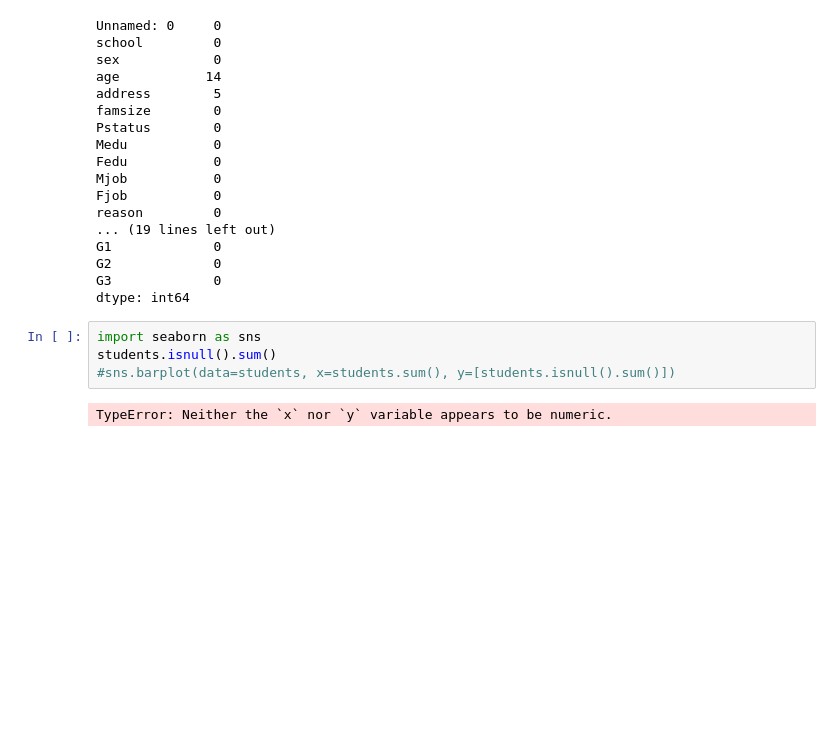
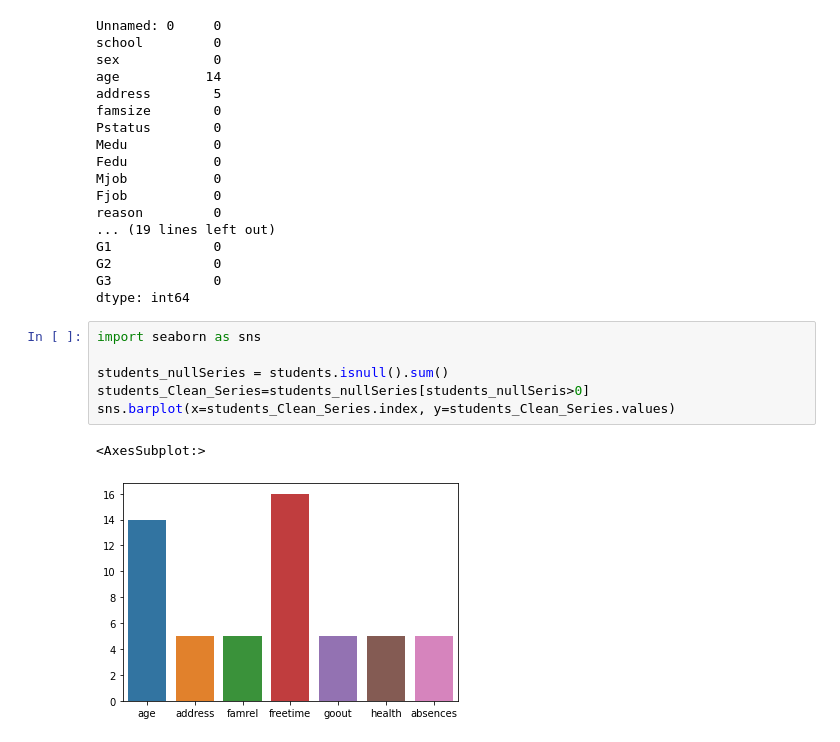
Before and after one commit to FabianAndersson17/Databehandling-Fabian-Andersson, a Jupyter notebook: Exercises/2.0_Missing_Aggregation.ipynb, the cells around one changed output. Saved outputs shown, nothing was run; the diff lists cells and outputs as text; blank space fills up the shorter version.

Commit message:
Continued working on exercise 1 made a graph and calulated which rows in freetime and age that hade NaN

```diff
--- a/Exercises/2.0_Missing_Aggregation.ipynb
+++ b/Exercises/2.0_Missing_Aggregation.ipynb
@@ -120,7 +120,10 @@ G3             0
 dtype: int64
 # %%
 import seaborn as sns
-students.isnull().sum()
-#sns.barplot(data=students, x=students.sum(), y=[students.isnull().sum()])
+
+students_nullSeries = students.isnull().sum()
+students_Clean_Series=students_nullSeries[students_nullSeris>0]
+sns.barplot(x=students_Clean_Series.index, y=students_Clean_Series.values)
 # %% [output]
-TypeError: Neither the `x` nor `y` variable appears to be numeric.
+<AxesSubplot:>
+[figure, added]
```
Also changed, not shown: parts of 4 cells of this notebook.
